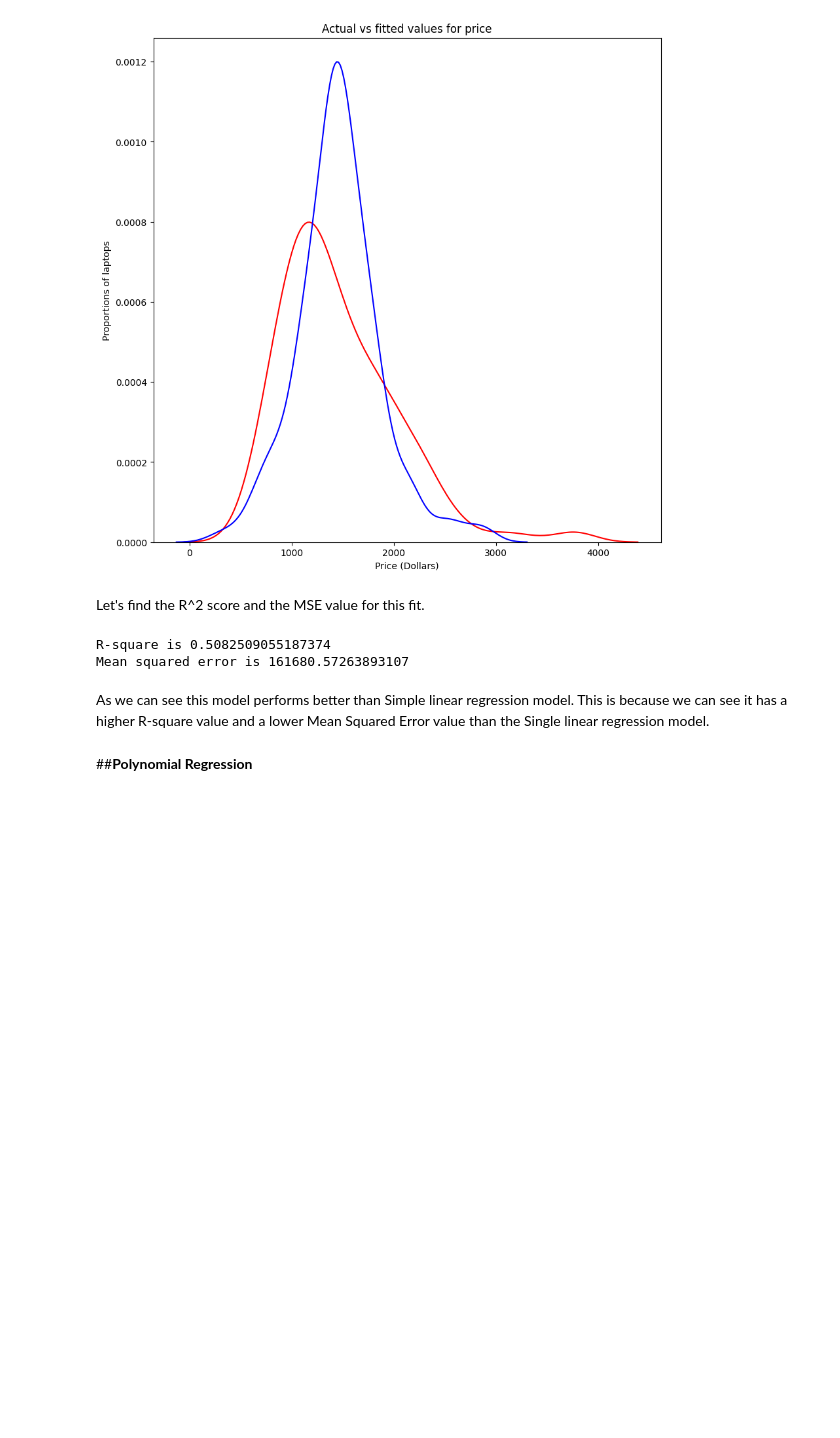
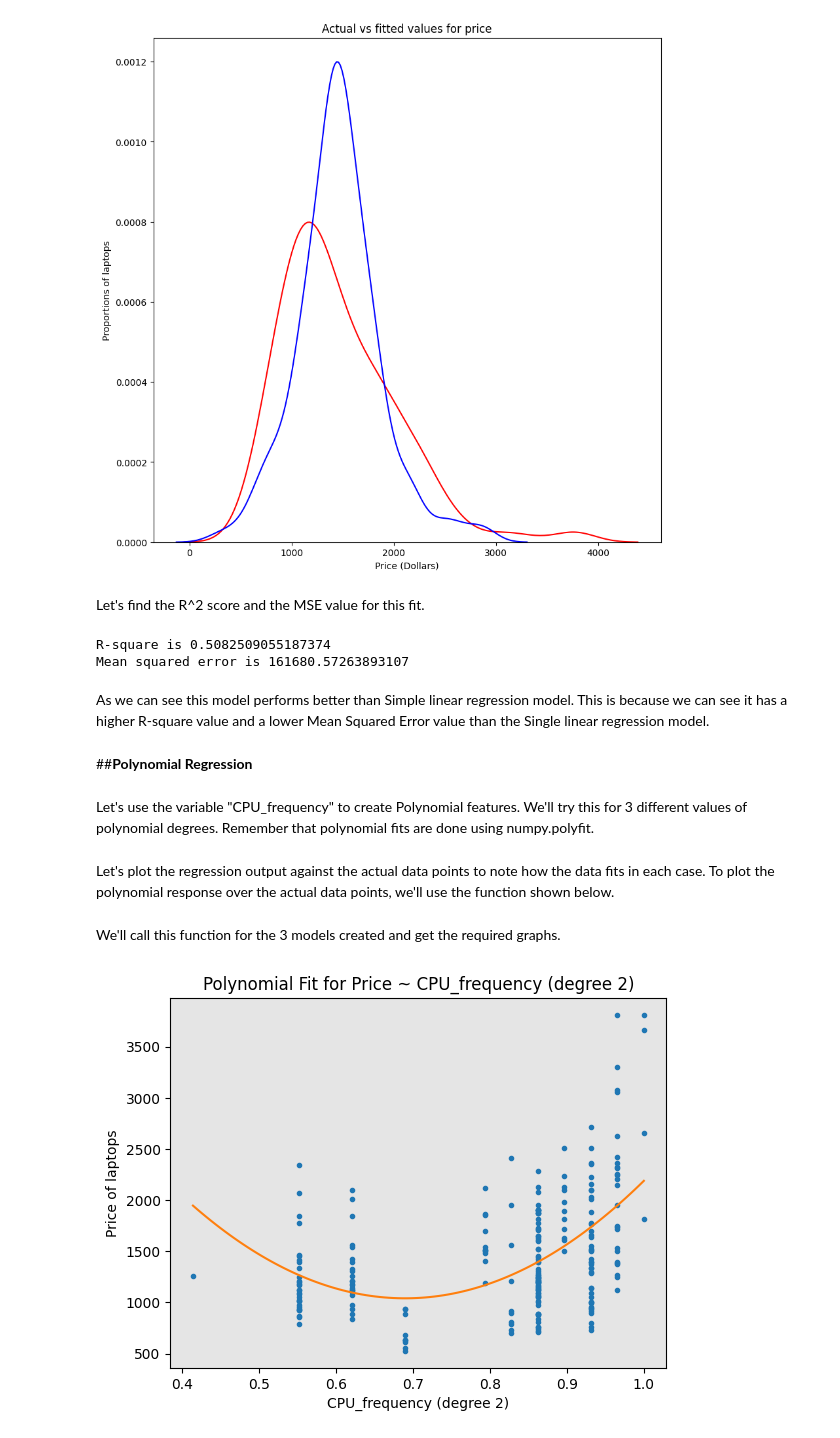
Before and after one commit to Rubieskyama/Data-Science-Ecosystem, a Jupyter notebook: Data Analytics with Python/Laptop_pricing_analyzer.ipynb, the cells around one changed output. Saved outputs shown, nothing was run; the diff lists cells and outputs as text; code cells hidden in the pictures; blank space fills up the shorter version.

Commit message:
SLR, MLR, Polynomial regression, Pipeline

```diff
--- a/Data Analytics with Python/Laptop_pricing_analyzer.ipynb
+++ b/Data Analytics with Python/Laptop_pricing_analyzer.ipynb
@@ -522,3 +525,38 @@ Mean squared error is 161680.57263893107
 As we can see this model performs better than Simple linear regression model. This is because we can see it has a higher R-square value and a lower Mean Squared Error value than the Single linear regression model.
 # %% [markdown]
 ##**Polynomial Regression**
+# %% [markdown]
+Let's use the variable "CPU_frequency" to create Polynomial features. We'll try this for 3 different values of polynomial degrees. Remember that polynomial fits are done using numpy.polyfit.
+# %%
+a = df['CPU_frequency']
+b = df['Price']
+#fit for the 2nd order polynomial
+f2 = np.polyfit(a, b, 2)
+p2 = np.poly1d(f2)
+#fit for the 3rd order polynomial
+f3 = np.polyfit(a, b, 3)
+p3 = np.poly1d(f3)
+#fit for the 4th order polynomial
+f4 = np.polyfit(a, b, 4)
+p4 = np.poly1d(f4)
+# %% [markdown]
+Let's plot the regression output against the actual data points to note how the data fits in each case. To plot the polynomial response over the actual data points, we'll use the function shown below.
+# %%
+def PlotPolly(model, independent_variable, dependent_variabble, Name):
+    x_new = np.linspace(independent_variable.min(),independent_variable.max(),100)
+    y_new = model(x_new)
+
+    plt.plot(independent_variable, dependent_variabble, '.', x_new, y_new, '-')
+    plt.title(f'Polynomial Fit for Price ~ {Name}')
+    ax = plt.gca()
+    ax.set_facecolor((0.898, 0.898, 0.898))
+    fig = plt.gcf()
+    plt.xlabel(Name)
+    plt.ylabel('Price of laptops')
+# %% [markdown]
+We'll call this function for the 3 models created and get the required graphs.
+# %%
+#call for function of degree 2
+PlotPolly(p2,a,b,'CPU_frequency (degree 2)')
+# %% [output]
+[figure, added]
```
Also changed, not shown: parts of 9 cells of this notebook.
